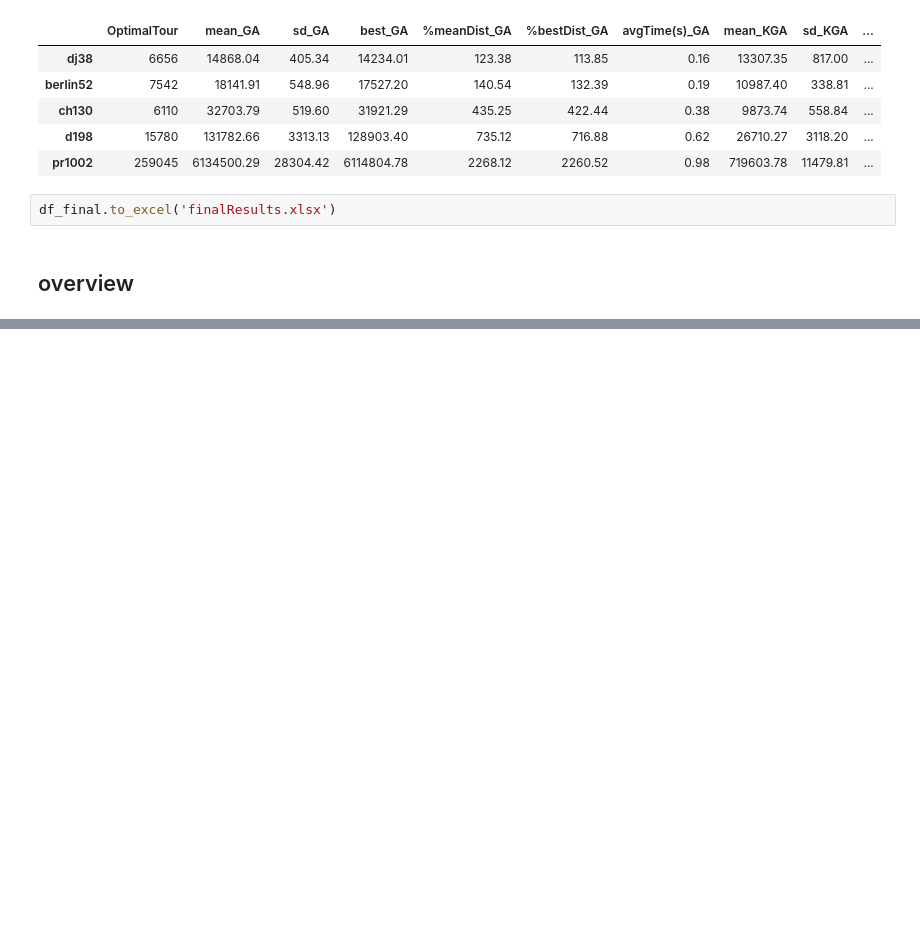
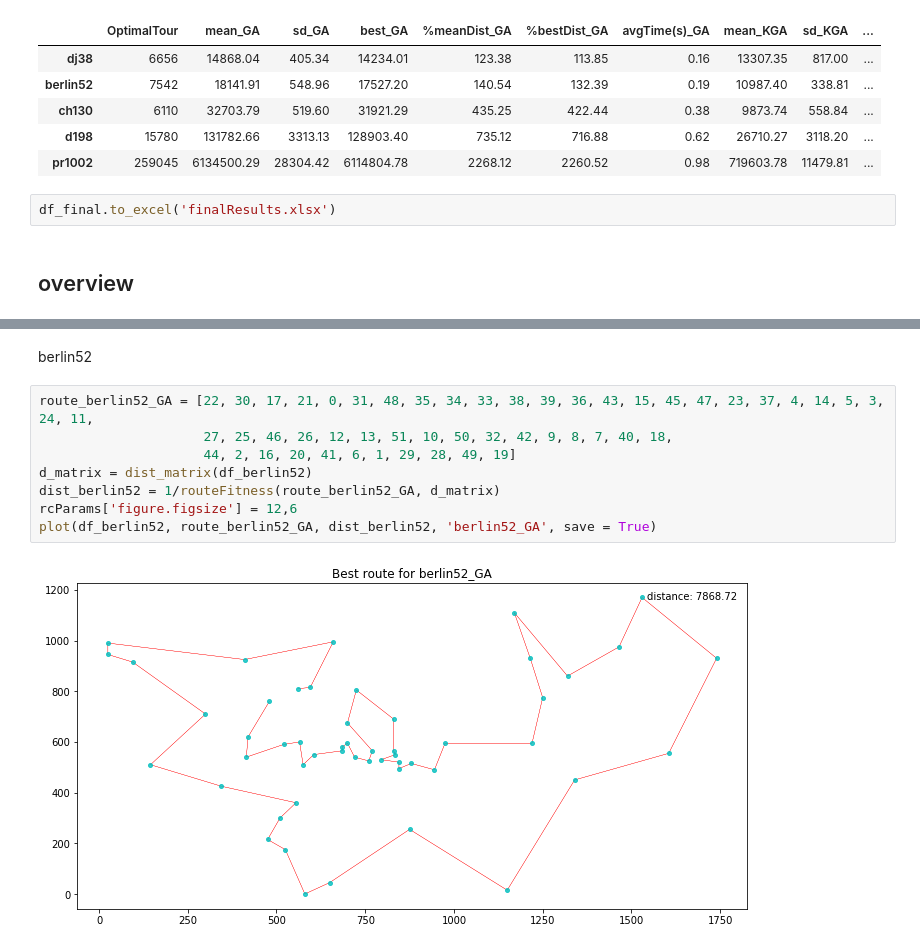
Before and after one commit to DBertazioli/Ant-Q-KGA, a Jupyter notebook: genomic/extended_try.ipynb, the cells around one changed output, grey strips where cells are left out. Cells and saved outputs as stored; diff of their text form; blank space fills up the shorter version.

```diff
--- a/genomic/extended_try.ipynb
+++ b/genomic/extended_try.ipynb
@@ -1394,0 +1417,12 @@ data.head()
+# %% [markdown]
+berlin52
+# %%
+route_berlin52_GA = [22, 30, 17, 21, 0, 31, 48, 35, 34, 33, 38, 39, 36, 43, 15, 45, 47, 23, 37, 4, 14, 5, 3, 24, 11,
+                     27, 25, 46, 26, 12, 13, 51, 10, 50, 32, 42, 9, 8, 7, 40, 18,
+                     44, 2, 16, 20, 41, 6, 1, 29, 28, 49, 19]
+d_matrix = dist_matrix(df_berlin52)
+dist_berlin52 = 1/routeFitness(route_berlin52_GA, d_matrix)
+rcParams['figure.figsize'] = 12,6
+plot(df_berlin52, route_berlin52_GA, dist_berlin52, 'berlin52_GA', save = True)
+# %% [output]
+[figure, added]
```
Also changed, not shown: parts of 15 cells of this notebook, 10 other files.
